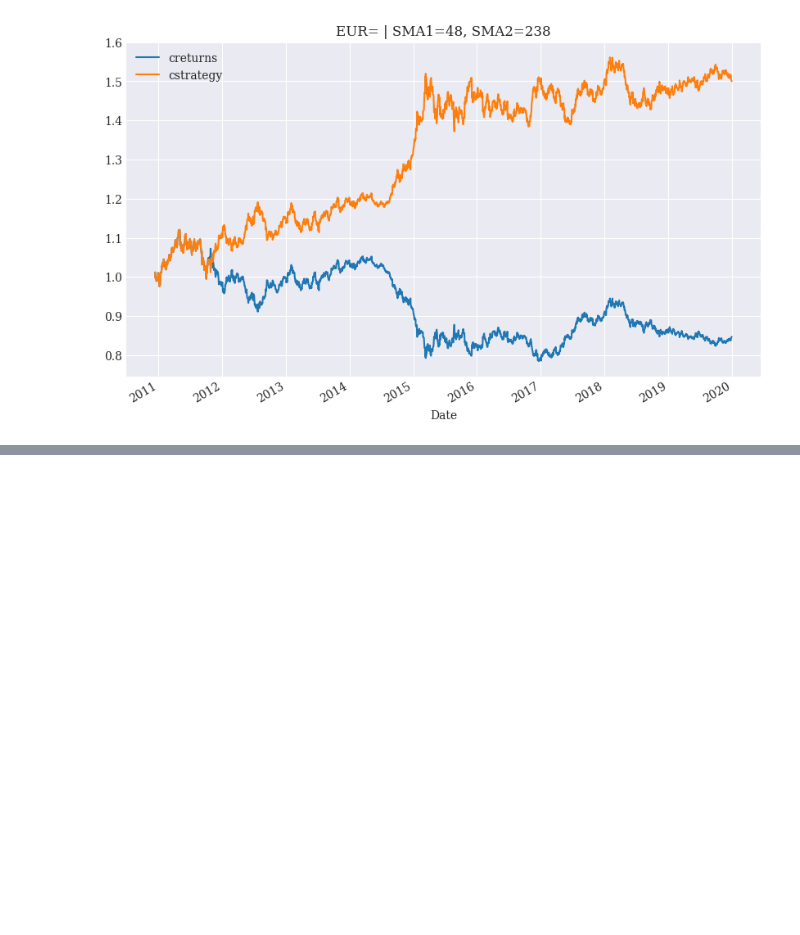
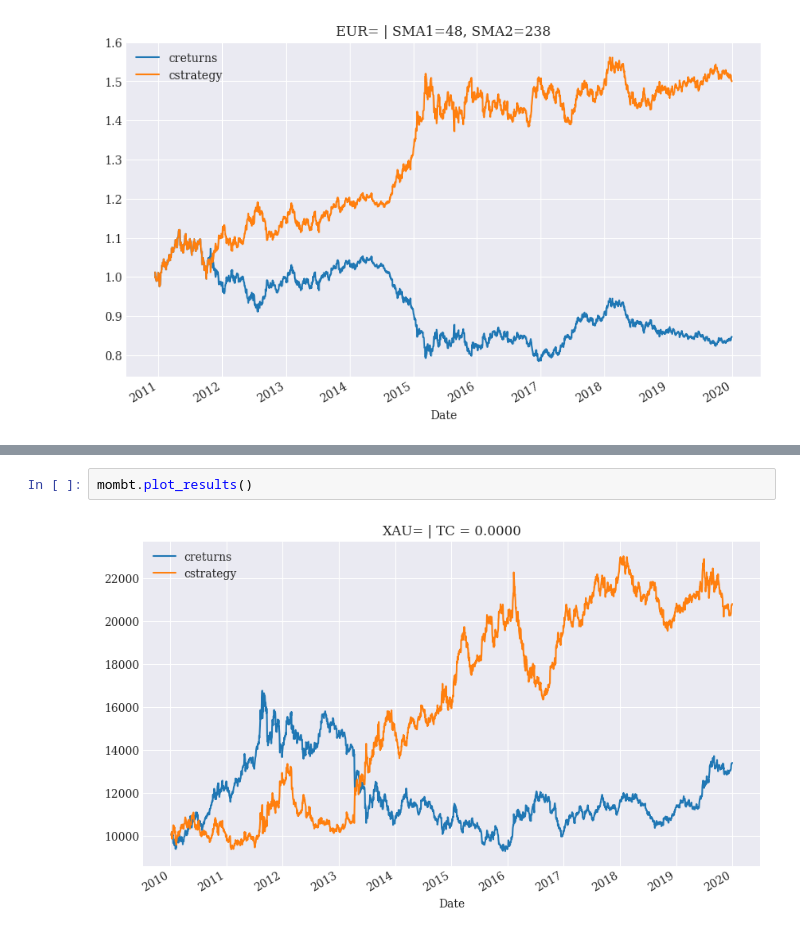
Before and after one commit to thangtm58/trading_algorithm, a Jupyter notebook: bot.ipynb, the cells around one changed output, grey strips where cells are left out. Drawn from its saved outputs; the diff is of its cells as text; blank space fills up the shorter version.

```diff
--- a/bot.ipynb
+++ b/bot.ipynb
@@ -161,0 +224,4 @@ smabt.plot_results()
+# %%
+mombt.plot_results()
+# %% [output]
+[figure, added]
```
Also changed, not shown: parts of 15 cells of this notebook.
